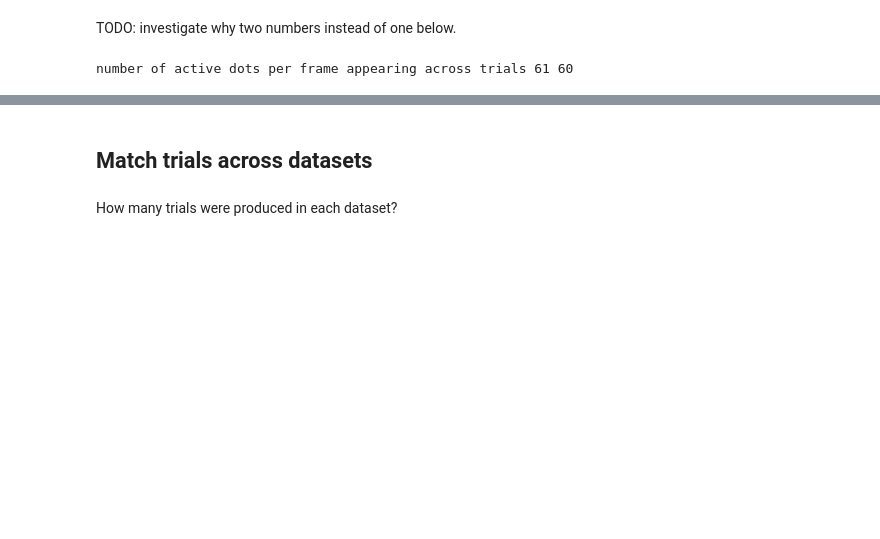
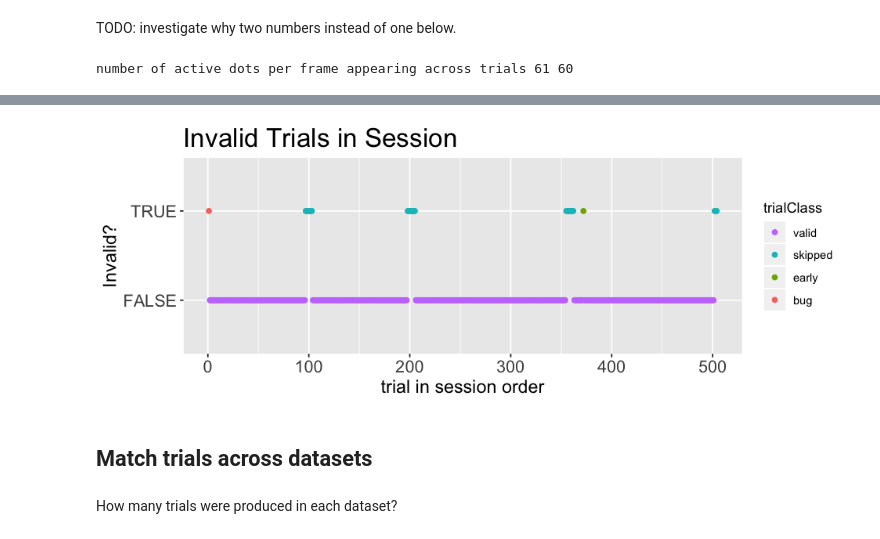
Before and after one commit to TheGoldLab/Analysis_SingleCP_DotsReversal, a Jupyter notebook: Jupyter/pilot11.ipynb, the cells around one changed output, grey strips where cells are left out. Drawn from its saved outputs; the diff is of its cells as text; code cells hidden in the pictures; blank space fills up the shorter version.

Commit message:
make first part of analysis of pilot11 more solid/pretty

```diff
--- a/Jupyter/pilot11.ipynb
+++ b/Jupyter/pilot11.ipynb
@@ -117,2 +99,30 @@ FRAME_DURATION <- (1 / FRAME_RATE_ESTIMATE) # sec
+# %%
+# DEFINE CONSTANTS
+# folder/file-specific constants
+PILOT_NUMBER <- 11
+DATA_FOLDER <- "../data/"
+FIRA_TAG <- "FIRA"
+FRAMES_TAG <- "framesInfo"
+DOTS_TAG <- "dotsPositions"
+
+# data-related constants
+FIRST_TRIALS_TO_DISCARD <- 1
+
+# plot-specific constants
+PLOT_TITLE_FONT_SIZE <- 18
+PLOT_SUBTITLE_FONT_SIZE <- 13
+AXES_LABEL_FONT <- 14
+AXES_FONT <- 13
+
+ERROR_WIDTH <- 4
+SMALL_ERROR_WIDTH <- .01*ERROR_WIDTH
+
+LINE_WIDTH <- 1.4
+POINT_SIZE <- 2
+SMALL_DOT_SIZE <- 1
+
+# other variables
+FRAME_RATE_ESTIMATE <- 60 # Hz
+FRAME_DURATION <- (1 / FRAME_RATE_ESTIMATE) # sec
 # %%
 # load csv files into data.tables
@@ -191,3 +215,20 @@ number of active dots per frame appearing across trials 61 60
+# %%
+# control output figure size
+options(repr.plot.width=8, repr.plot.height=3)
+
+ggplot(TRIALS, aes(x=trialInSession, y=trialClass != 'valid')) +
+    geom_point(aes(col=trialClass)) +
+    labs(title="Invalid Trials in Session", x="trial in session order", y="Invalid?") +
+    theme(plot.title=element_text(size=20, lineheight=1.2),  # title
+          plot.subtitle=element_text(size=15,family="American Typewriter"),  # subtitle
+          plot.caption=element_text(size=15),  # caption
+          axis.title.x=element_text(size=AXES_LABEL_FONT),  # X axis title
+          axis.title.y=element_text(size=AXES_LABEL_FONT),  # Y axis title
+          axis.text.x=element_text(size=AXES_FONT),  # X axis text
+          axis.text.y=element_text(size=AXES_FONT)) + # Y axis text
+    guides(colour = guide_legend(reverse=T))
+# %% [output]
+[figure, added]
 # %% [markdown]
 ## Match trials across datasets
 # %% [markdown]
```
Also changed, not shown: parts of 46 cells of this notebook.
